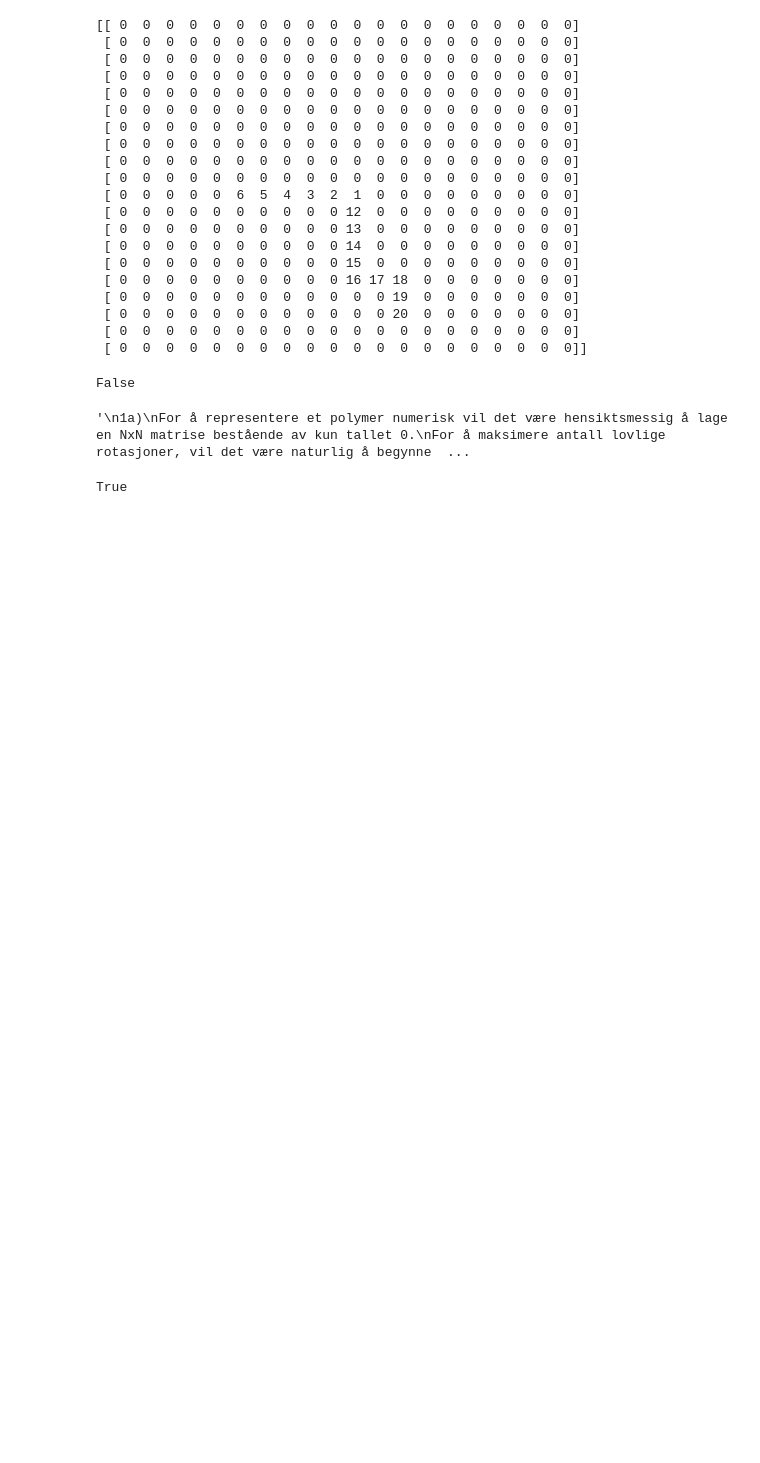
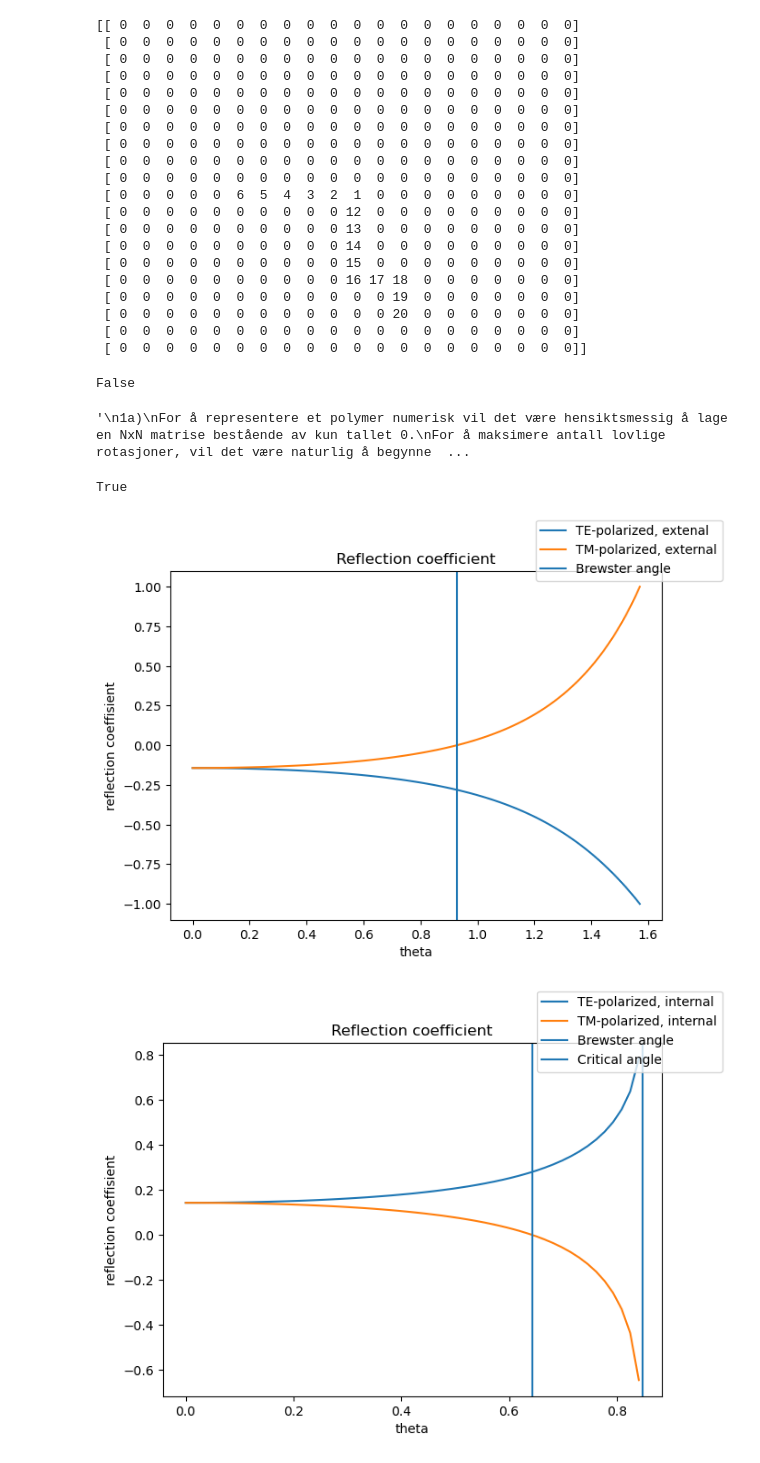
Before and after one commit to TrymSaether/monte-carlo-polymer-folding, a Jupyter notebook: rapport.ipynb, the cells around one changed output. Saved outputs shown, nothing was run; the diff lists cells and outputs as text; code cells hidden in the pictures; blank space fills up the shorter version.

```diff
--- a/rapport.ipynb
+++ b/rapport.ipynb
@@ -183,3 +183,82 @@ def intactPolymer_2(polymer, N):
 intactPolymer_2(create_initial_polymer(20), 20)
 # %% [output]
 True
+# %%
+n_air = 1
+n_water = 1.334
+theta_i = np.linspace(0, np.pi/2, 100)
+
+def fresnelEquation_S(n_i, n_t, theta_i):
+    theta_t = np.arcsin(n_i/n_t * np.sin(theta_i))
+    R = (n_i * np.cos(theta_i) - n_t * np.cos(theta_t)) / (n_i * np.cos(theta_i) + n_t * np.cos(theta_t))
+    return R
+
+def fresnelEquation_P(n_i, n_t, theta_i):
+    theta_t = np.arcsin(n_i/n_t * np.sin(theta_i))
+    R = (n_i * np.cos(theta_t) - n_t * np.cos(theta_i)) / (n_i * np.cos(theta_t) + n_t * np.cos(theta_i))
+    return R
+
+def brewster_angle(n_i, n_t):
+    b = np.arctan(n_t/n_i)
+    return b
+
+def critical_angle(n_i, n_t):
+    c = np.arcsin(n_t/n_i)
+    return c
+
+
+def transmission_S(n_i, n_t, theta_i):
+    return 1 - fresnelEquation_S(n_i, n_t, theta_i)
+
+
+def transmission_P(n_i, n_t, theta_i):
+    return 1 - fresnelEquation_P(n_i, n_t, theta_i)
+
+
+fig, ax = plt.subplots(figsize=(7, 5))
+ax.plot(theta_i,fresnelEquation_S(n_air, n_water, theta_i), label='TE-polarized, extenal')
+ax.plot(theta_i, fresnelEquation_P(n_air, n_water, theta_i), label='TM-polarized, external')
+ax.axvline(brewster_angle(n_air, n_water), label='Brewster angle')
+ax.set_title('Reflection coefficient')
+ax.set_xlabel('theta')
+ax.set_ylabel('reflection coeffisient')
+fig.legend()
+plt.show()
+
+fig, ax = plt.subplots(figsize=(7,5))
+ax.plot(theta_i, fresnelEquation_S(n_water, n_air, theta_i), label='TE-polarized, internal')
+ax.plot(theta_i, fresnelEquation_P(n_water, n_air, theta_i), label='TM-polarized, internal')
+ax.axvline(brewster_angle(n_water, n_air), label='Brewster angle')
+ax.axvline(critical_angle(n_water, n_air), label='Critical angle')
+ax.set_title('Reflection coefficient')
+ax.set_xlabel('theta')
+ax.set_ylabel('reflection coeffisient')
+fig.legend()
+plt.show()
+
+
+fig, ax = plt.subplots(figsize = (7,5))
+ax.plot(theta_i, fresnelEquation_S(n_air, n_water, theta_i), label='TE-polarized, extenal, Reflection')
+ax.plot(theta_i, transmission_S(n_air, n_water, theta_i), label = 'TE- polarized, external, Transmission')
+ax.plot(theta_i, fresnelEquation_S(n_water, n_air, theta_i), label = 'TE- polarized, internal, Reflection')
+ax.plot(theta_i, transmission_S(n_water, n_air, theta_i), label = 'TE- polarized, internal, Transmission')
+ax.set_title('Reflection/Transmission coefficient')
+ax.set_xlabel('theta')
+ax.set_ylabel('reflection/transmission coeffisient')
+fig.legend()
+plt.show()
+
+
+fig, ax = plt.subplots(figsize = (7,5))
+ax.plot(np.degrees(theta_i), fresnelEquation_P(n_air, n_water, theta_i), label='TM-polarized, extenal, Reflection')
+ax.plot(np.degrees(theta_i), transmission_P(n_air, n_water, theta_i), label = 'TM- polarized, external, Transmission')
+ax.plot(np.degrees(theta_i), fresnelEquation_P(n_water, n_air, theta_i), label = 'TM- polarized, internal, Reflection')
+ax.plot(np.degrees(theta_i), transmission_P(n_water, n_air, theta_i), label = 'TM- polarized, internal, Transmission')
+ax.set_title('Reflection/Transmission coefficient')
+ax.set_xlabel('theta')
+ax.set_ylabel('reflection/transmission coeffisient')
+fig.legend()
+plt.show()
+# %% [output]
+[figure, added]
+[figure, added]
```
Also changed, not shown: parts of 1 cell of this notebook, 1 other file.
